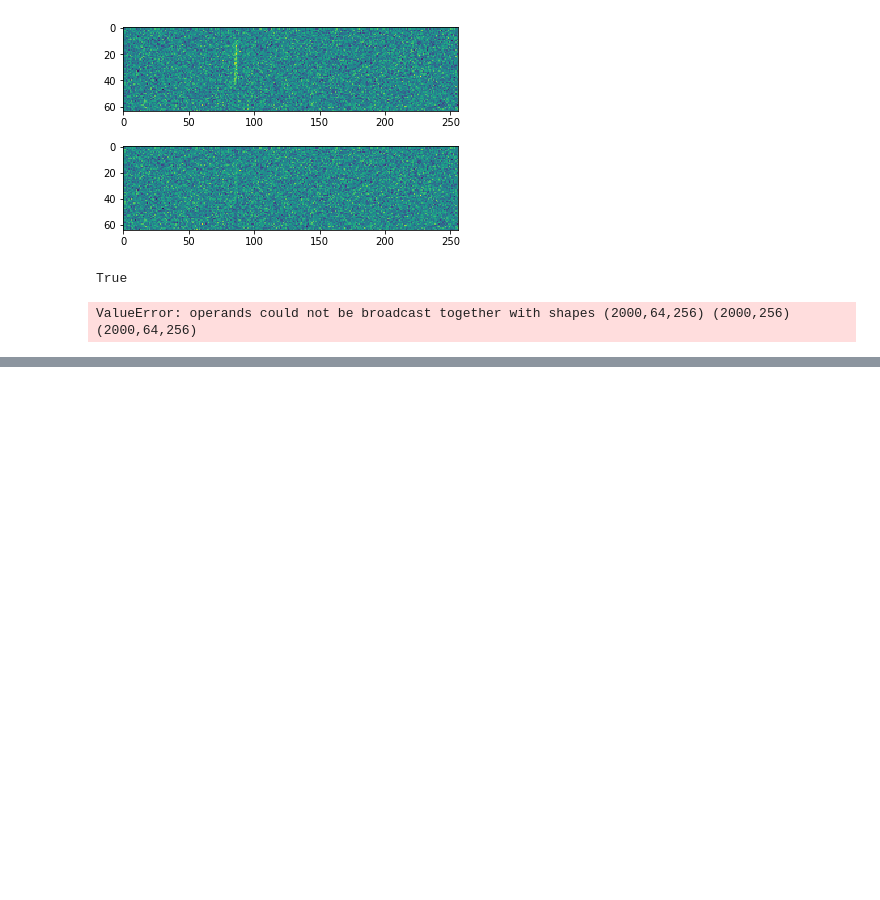
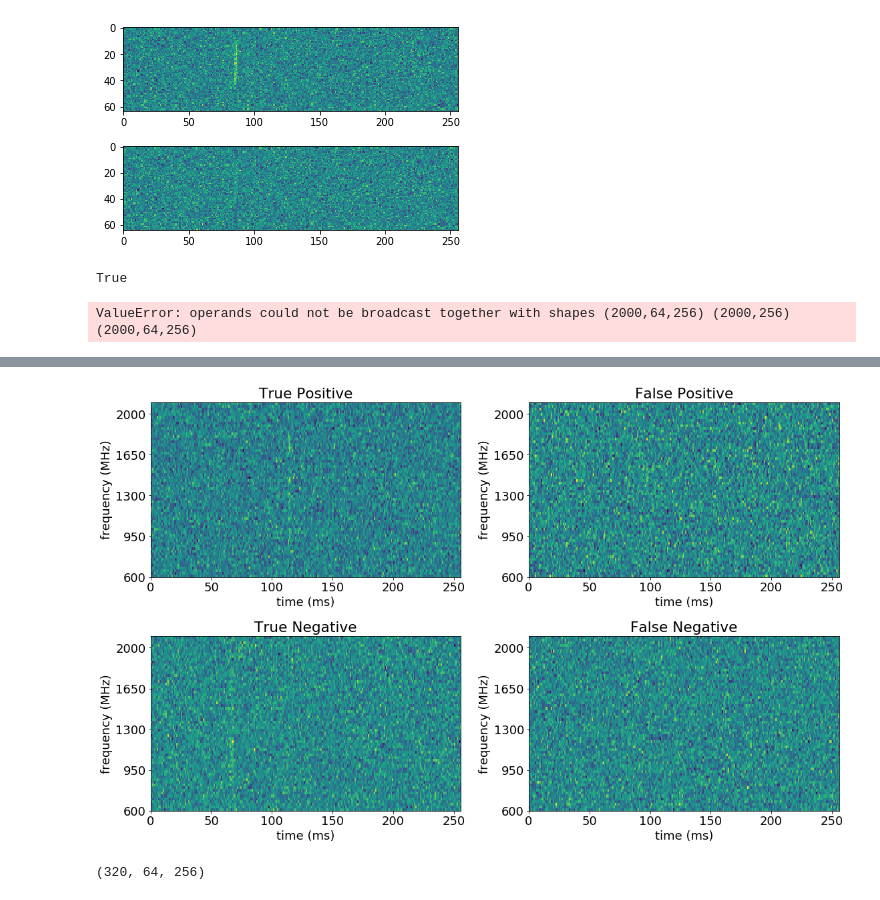
Before and after one commit to DominicL3/hey-aliens, a Jupyter notebook: simulateFRBclassification/FRBs_NN.ipynb, the cells around one changed output, grey strips where cells are left out. Saved outputs shown, nothing was run; the diff lists cells and outputs as text; code cells hidden in the pictures; blank space fills up the shorter version.

```diff
--- a/simulateFRBclassification/FRBs_NN.ipynb
+++ b/simulateFRBclassification/FRBs_NN.ipynb
@@ -791,0 +815,20 @@ print(predictions)
+# %%
+least_probable = np.load('classification_results.npy')
+# %%
+fig_confusion, ax_confusion = plt.subplots(nrows=2, ncols=2, figsize=(16, 10))
+confmat_titles = ['True Positive', 'False Positive', 'True Negative', 'False Negative']
+
+for image, ax, title in zip(least_probable, ax_confusion.flatten(), confmat_titles):
+    ax.imshow(image, extent=[0, event.nt, event.frequencies[0], event.frequencies[-1]],
+              origin='lower', aspect='auto')
+    ax.set(title=title, xlabel='time (ms)', ylabel='frequency (MHz)')
+    ax.set_yticks(np.arange(event.frequencies[0], event.frequencies[-1], 350))
+
+fig_confusion.tight_layout()
+# %% [output]
+[figure, added]
+# %%
+real_RFI = np.load('psr_arrays.npy')
+real_RFI.shape
+# %% [output]
+(320, 64, 256)
```
Also changed, not shown: parts of 22 cells of this notebook, 4 other files.
